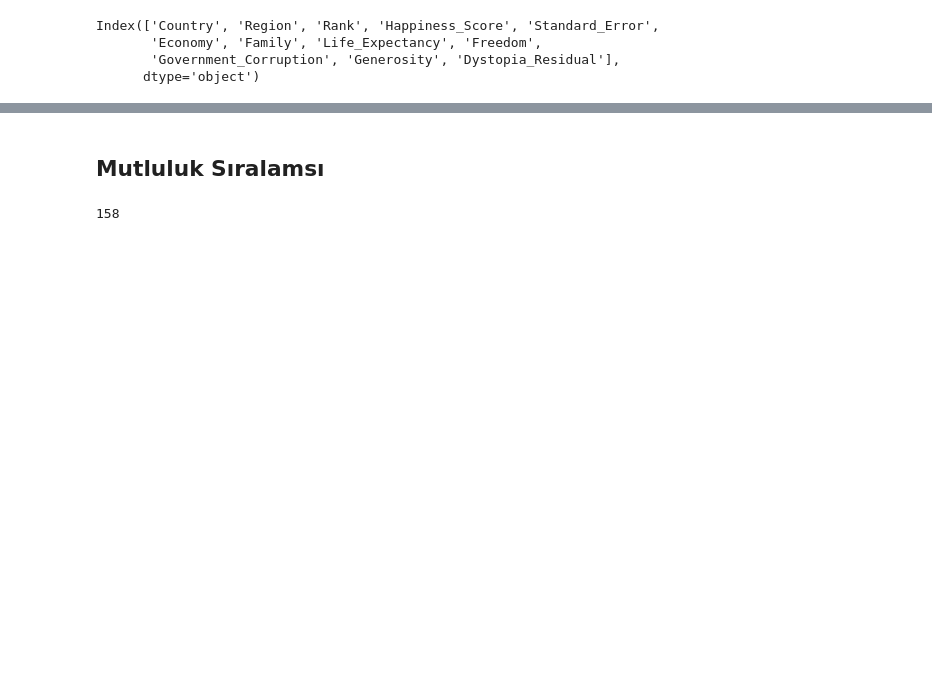
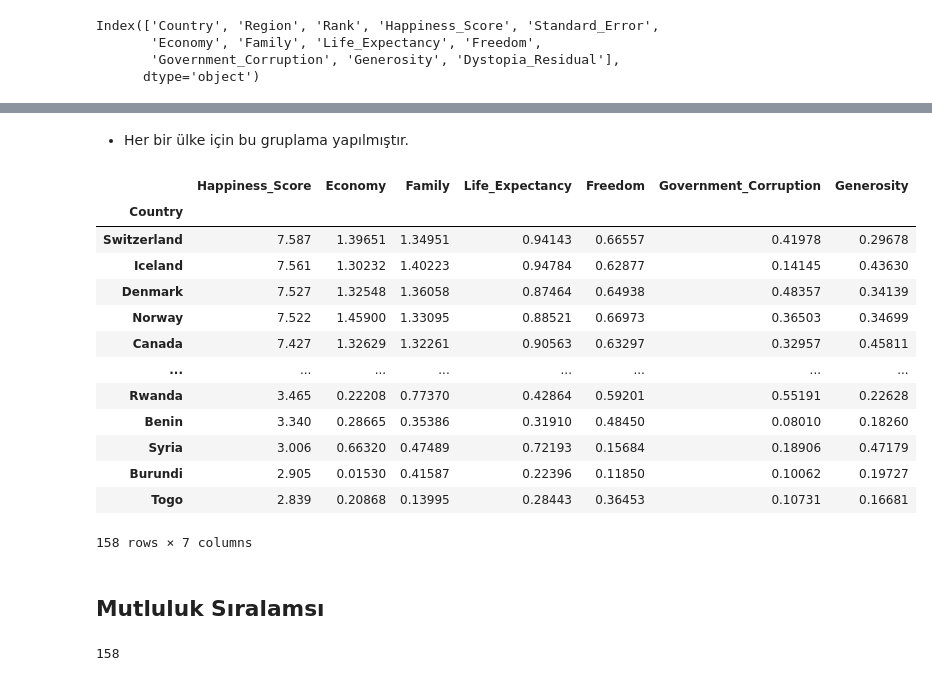
Before and after one commit to BarborosT/Final-Case, a Jupyter notebook: Mutluluk Project/Mutluluk.ipynb, the cells around one changed output, grey strips where cells are left out. Drawn from its saved outputs; the diff is of its cells as text; code cells hidden in the pictures; blank space fills up the shorter version.

```diff
--- a/Mutluluk Project/Mutluluk.ipynb
+++ b/Mutluluk Project/Mutluluk.ipynb
@@ -98,3 +115,24 @@ Index(['Country', 'Region', 'Rank', 'Happiness_Score', 'Standard_Error',
+# %% [markdown]
+- Her bir ülke için bu gruplama yapılmıştır.
+# %%
+firstd2015.groupby("Country")[["Happiness_Score","Economy","Family","Life_Expectancy",
+                       "Freedom","Government_Corruption","Generosity"
+                       ]].mean().sort_values("Happiness_Score",ascending=False)
+# %% [output]
+|  | Happiness_Score | Economy | Family | Life_Expectancy | Freedom | Government_Corruption | Generosity |
+| Country |  |  |  |  |  |  |  |
+| Switzerland | 7.587 | 1.39651 | 1.34951 | 0.94143 | 0.66557 | 0.41978 | 0.29678 |
+| Iceland | 7.561 | 1.30232 | 1.40223 | 0.94784 | 0.62877 | 0.14145 | 0.43630 |
+| Denmark | 7.527 | 1.32548 | 1.36058 | 0.87464 | 0.64938 | 0.48357 | 0.34139 |
+| Norway | 7.522 | 1.45900 | 1.33095 | 0.88521 | 0.66973 | 0.36503 | 0.34699 |
+| Canada | 7.427 | 1.32629 | 1.32261 | 0.90563 | 0.63297 | 0.32957 | 0.45811 |
+| ... | ... | ... | ... | ... | ... | ... | ... |
+| Rwanda | 3.465 | 0.22208 | 0.77370 | 0.42864 | 0.59201 | 0.55191 | 0.22628 |
+| Benin | 3.340 | 0.28665 | 0.35386 | 0.31910 | 0.48450 | 0.08010 | 0.18260 |
+| Syria | 3.006 | 0.66320 | 0.47489 | 0.72193 | 0.15684 | 0.18906 | 0.47179 |
+| Burundi | 2.905 | 0.01530 | 0.41587 | 0.22396 | 0.11850 | 0.10062 | 0.19727 |
+| Togo | 2.839 | 0.20868 | 0.13995 | 0.28443 | 0.36453 | 0.10731 | 0.16681 |
+158 rows × 7 columns
 # %% [markdown]
 ## Mutluluk Sıralamsı
 # %%
```
Also changed, not shown: parts of 14 cells of this notebook.
